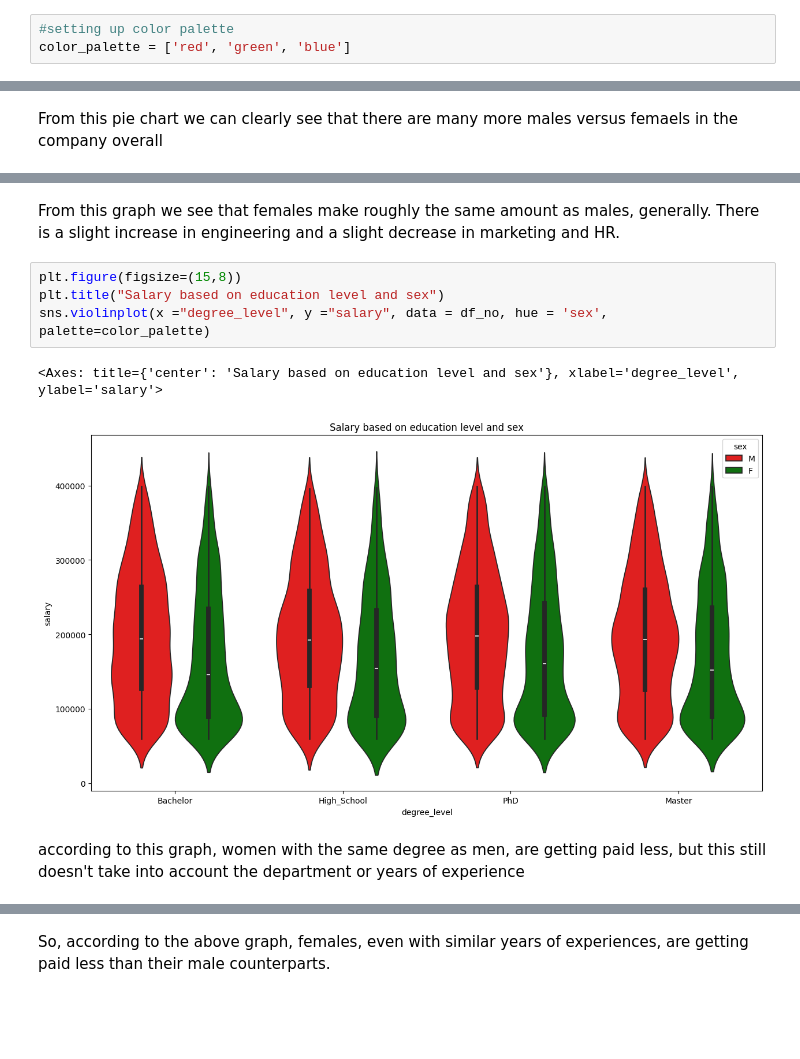
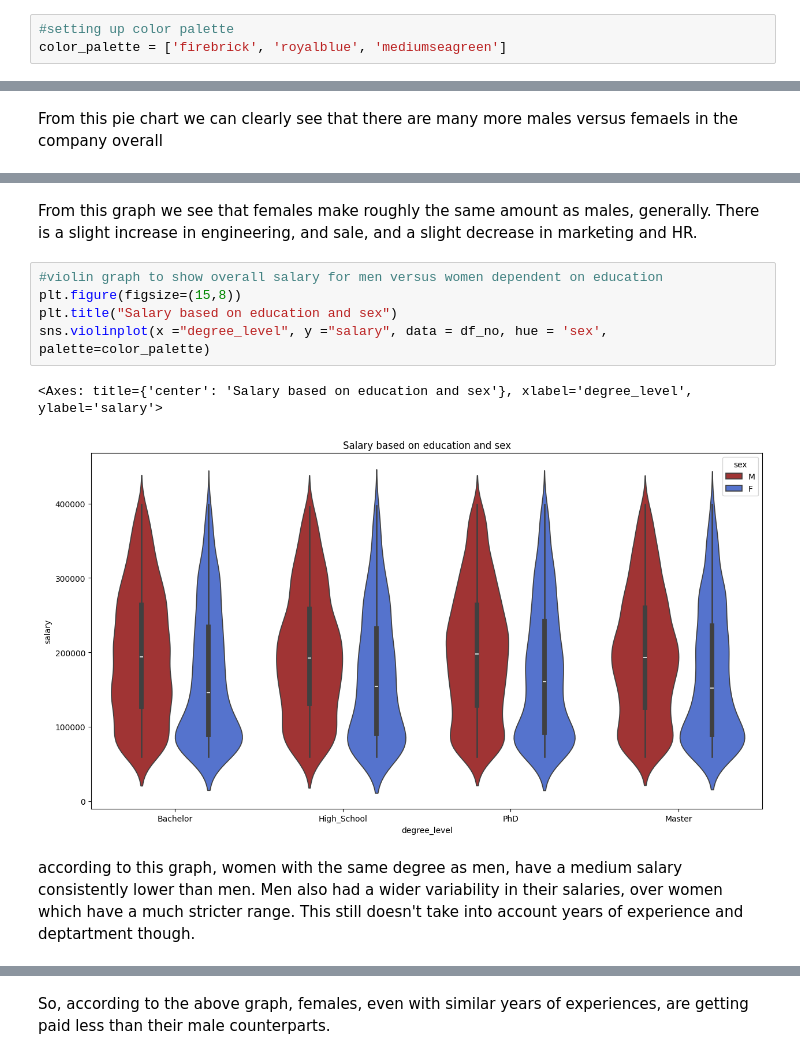
Before and after one commit to breannaparker1991/diversity_analysis, a Jupyter notebook: diversity.ipynb, the cells around one changed output, grey strips where cells are left out. Drawn from its saved outputs; the diff is of its cells as text; blank space fills up the shorter version.

```diff
--- a/diversity.ipynb
+++ b/diversity.ipynb
@@ -254,6 +274,6 @@ According to this, only five employees had outlier salaries, probably including
 # %%
 #setting up color palette
-color_palette = ['red', 'green', 'blue']
+color_palette = ['firebrick', 'royalblue', 'mediumseagreen']
 # %%
 # Count the number of females versus males
 counts = df['sex'].value_counts()
@@ -299,12 +317,13 @@ plt.show()
 # %% [markdown]
-From this graph we see that females make roughly the same amount as males, generally. There is a slight increase in engineering and a slight decrease in marketing and HR.
+From this graph we see that females make roughly the same amount as males, generally. There is a slight increase in engineering, and sale, and a slight decrease in marketing and HR.
 # %%
+#violin graph to show overall salary for men versus women dependent on education
 plt.figure(figsize=(15,8))
-plt.title("Salary based on education level and sex")
+plt.title("Salary based on education and sex")
 sns.violinplot(x ="degree_level", y ="salary", data = df_no, hue = 'sex', palette=color_palette)
 # %% [output]
-<Axes: title={'center': 'Salary based on education level and sex'}, xlabel='degree_level', ylabel='salary'>
+<Axes: title={'center': 'Salary based on education and sex'}, xlabel='degree_level', ylabel='salary'>
-[figure, old version]
+[figure, new version]
 # %% [markdown]
-according to this graph, women with the same degree as men, are getting paid less, but this still doesn't take into account the department or years of experience
+according to this graph, women with the same degree as men, have a medium salary consistently lower than men. Men also had a wider variability in their salaries, over women which have a much stricter range. This still doesn't take into account years of experience and deptartment though.
 # %%
```
Also changed, not shown: parts of 61 cells of this notebook.
